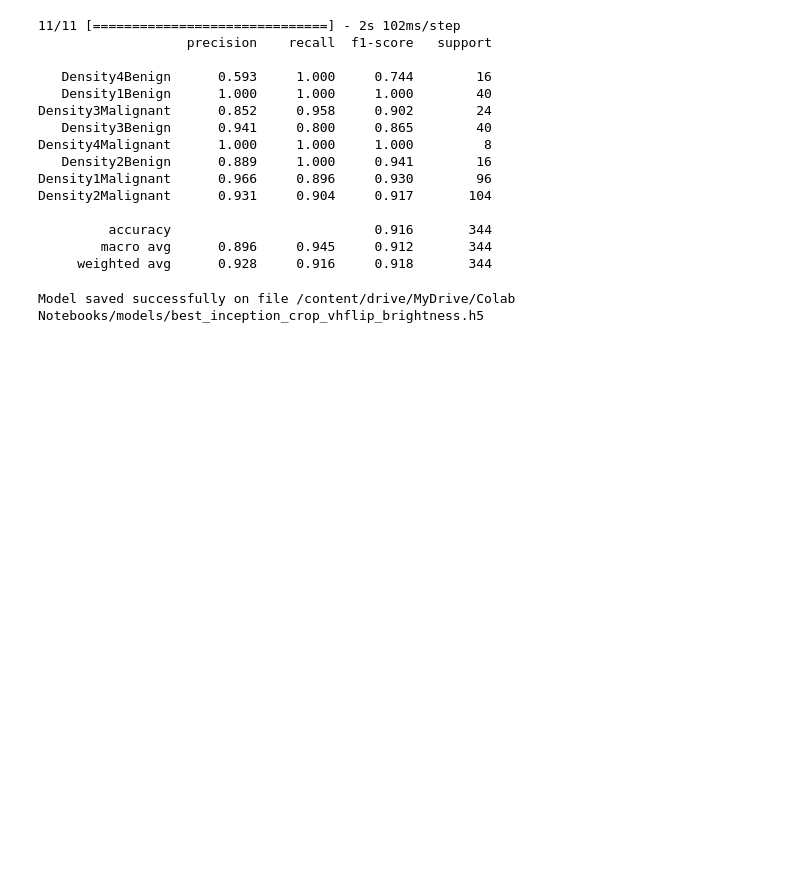
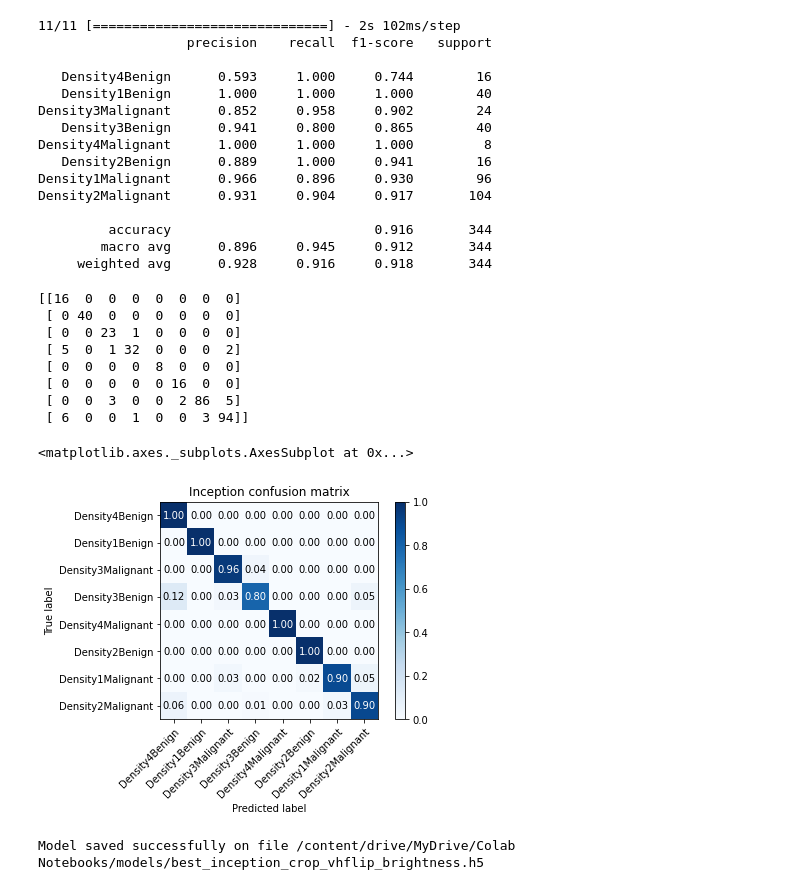
Before and after one commit to SalvatoreCognetta/BreastCancerDetection, a Jupyter notebook: project.ipynb, the cells around one changed output. Cells and saved outputs as stored; diff of their text form; code cells hidden in the pictures; blank space fills up the shorter version.

Commit message:
Added confusion matrix on fully trained models (Inception, VGG19, CustomCNN). Removed random shit.

```diff
--- a/project.ipynb
+++ b/project.ipynb
@@ -85,7 +86,7 @@ def plot_confusion_matrix(y_true, y_pred, classes,
         pass
         #print('Confusion matrix, without normalization')
 
-    #print(cm)
+    # print(cm)
     fig, ax = plt.subplots()
     im = ax.imshow(cm, interpolation='nearest', cmap=cmap)
     ax.figure.colorbar(im, ax=ax)
@@ -112,7 +113,6 @@ def plot_confusion_matrix(y_true, y_pred, classes,
             ax.text(j, i, format(cm[i, j], fmt),
                     ha="center", va="center",
                     color="white" if cm[i, j] > thresh else "black")
-    fig.tight_layout()
     return ax
 # %%
 models_dir = "/content/drive/MyDrive/Colab Notebooks/models/"
@@ -919,6 +919,21 @@ Density2Malignant      0.931     0.904     0.917       104
          accuracy                          0.916       344
         macro avg      0.896     0.945     0.912       344
      weighted avg      0.928     0.916     0.918       344
+# %%
+cm = confusion_matrix(Ytest, Ypred, labels=None)
+print(cm)
+plot_confusion_matrix(Ytest, Ypred, classes=np.asarray(CLASS_NAMES), normalize=True, title='Inception confusion matrix')
+# %% [output]
+[[16  0  0  0  0  0  0  0]
+ [ 0 40  0  0  0  0  0  0]
+ [ 0  0 23  1  0  0  0  0]
+ [ 5  0  1 32  0  0  0  2]
+ [ 0  0  0  0  8  0  0  0]
+ [ 0  0  0  0  0 16  0  0]
+ [ 0  0  3  0  0  2 86  5]
+ [ 6  0  0  1  0  0  3 94]]
+<matplotlib.axes._subplots.AxesSubplot at 0x...>
+[figure, added]
 # %%
 savemodel(best_inception_crop_vhflip_brigthtness, 'best_inception_crop_vhflip_brightness')
 # %% [output]
```
Also changed, not shown: parts of 107 cells of this notebook.
